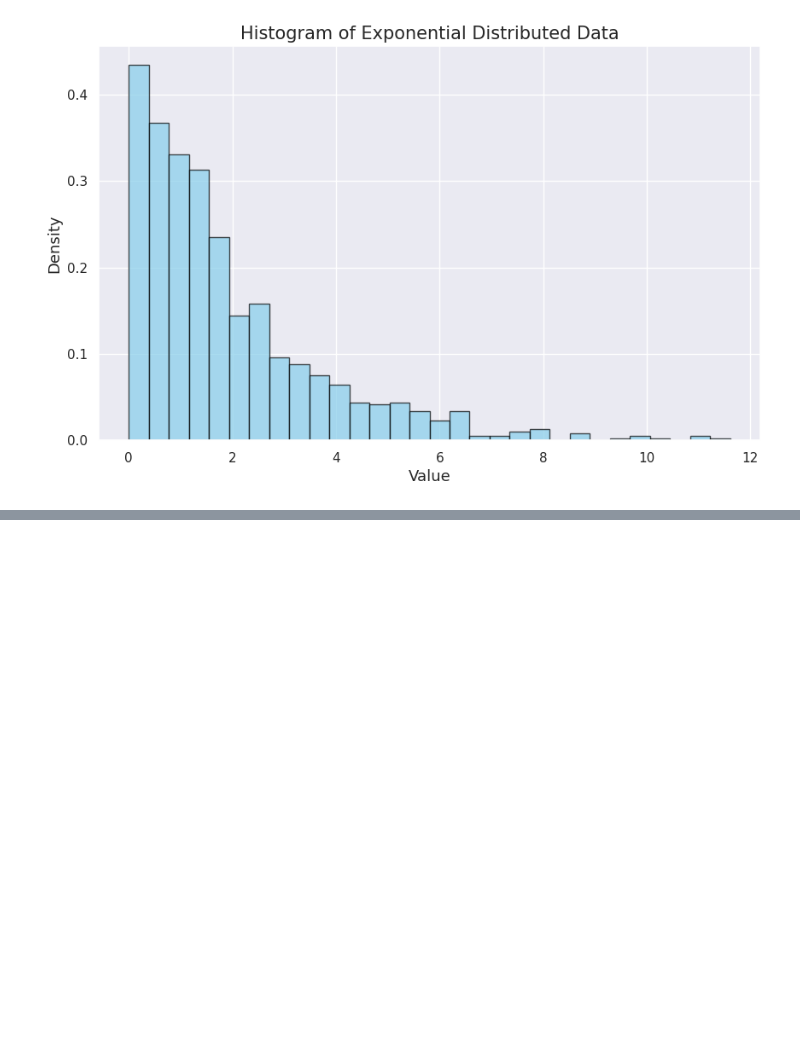
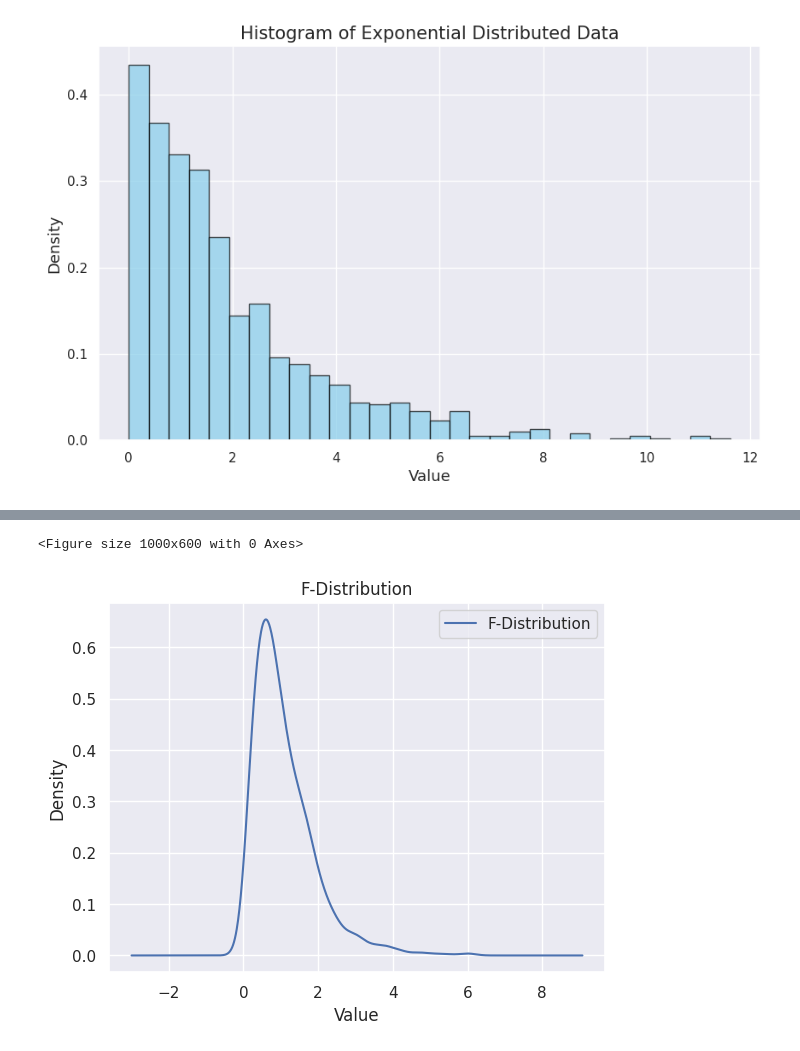
Before and after one commit to Sara9595/Kaggle, a Jupyter notebook: comprehensive guide to probability-distributions.ipynb, the cells around one changed output, grey strips where cells are left out. Saved outputs shown, nothing was run; the diff lists cells and outputs as text; code cells hidden in the pictures; blank space fills up the shorter version.

Commit message:
Kaggle Notebook | Comprehensive Guide to Probability Distributions | Adding F-Distribution

```diff
--- a/comprehensive guide to probability-distributions.ipynb
+++ b/comprehensive guide to probability-distributions.ipynb
@@ -520,0 +536,21 @@ plt.show()
+# %%
+# Parameters
+d1 = 5  # degrees of freedom for the numerator
+d2 = 20  # degrees of freedom for the denominator
+
+# Generate data
+data = np.random.f(d1, d2, 1000)
+
+# Create a DataFrame
+df = pd.DataFrame(data, columns=['F-Distribution'])
+
+# Plotting
+plt.figure(figsize=(10, 6))
+df.plot.kde()
+plt.title('F-Distribution')
+plt.xlabel('Value')
+plt.ylabel('Density')
+plt.show()
+# %% [output]
+<Figure size 1000x600 with 0 Axes>
+[figure, added]
```
Also changed, not shown: parts of 9 cells of this notebook.
